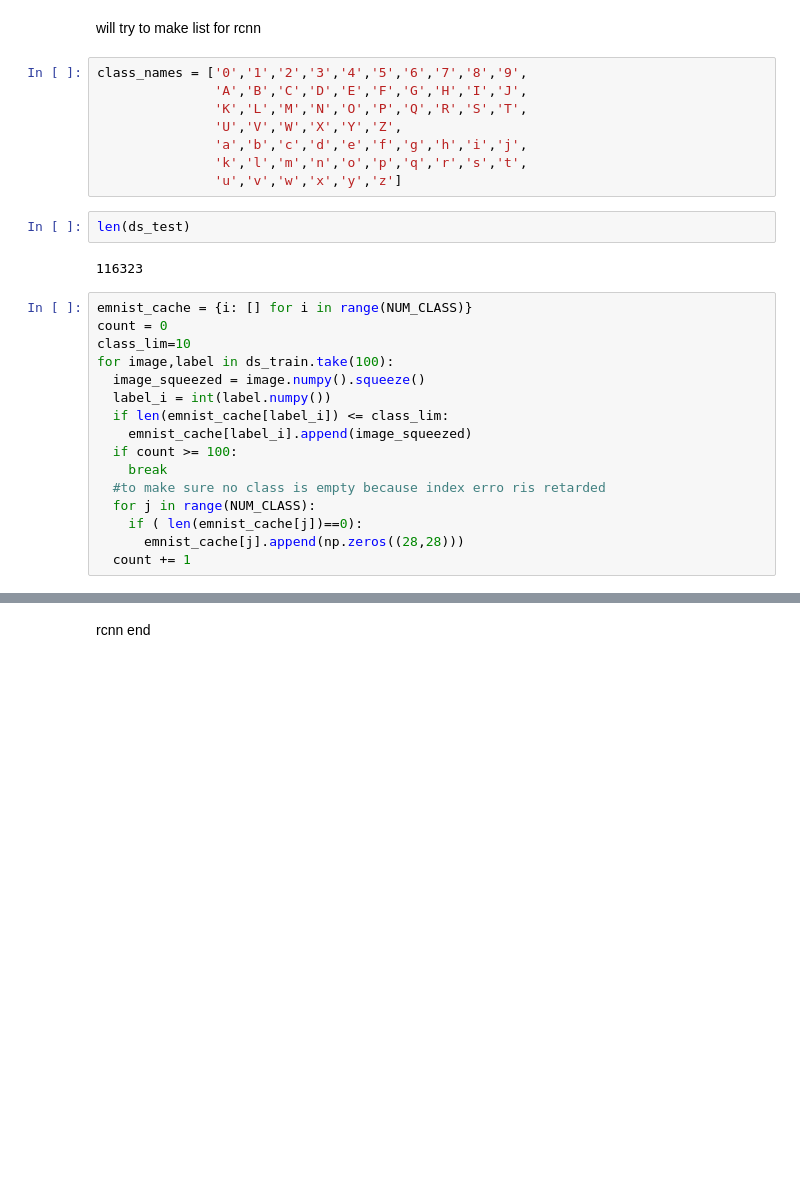
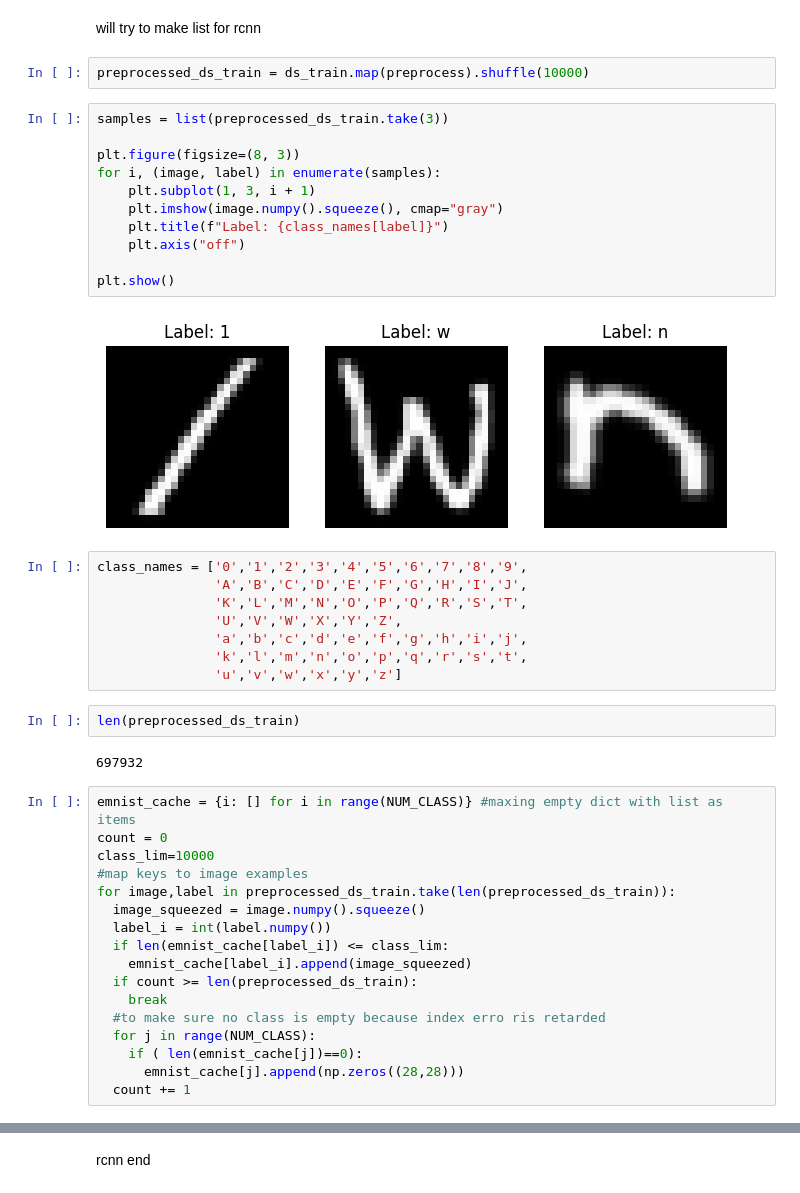
Before and after one commit to Tash518/omr_project, a Jupyter notebook: ocrapp.ipynb, the cells around one changed output, grey strips where cells are left out. Cells and saved outputs as stored; diff of their text form; blank space fills up the shorter version.

```diff
--- a/ocrapp.ipynb
+++ b/ocrapp.ipynb
@@ -58,6 +68,21 @@ plt.show()
 [figure]
 # %% [markdown]
 will try to make list for rcnn
+# %%
+preprocessed_ds_train = ds_train.map(preprocess).shuffle(10000)
+# %%
+samples = list(preprocessed_ds_train.take(3))
+
+plt.figure(figsize=(8, 3))
+for i, (image, label) in enumerate(samples):
+    plt.subplot(1, 3, i + 1)
+    plt.imshow(image.numpy().squeeze(), cmap="gray")
+    plt.title(f"Label: {class_names[label]}")
+    plt.axis("off")
+
+plt.show()
+# %% [output]
+[figure, added]
 # %%
 class_names = ['0','1','2','3','4','5','6','7','8','9',
                'A','B','C','D','E','F','G','H','I','J',
@@ -67,19 +92,20 @@ class_names = ['0','1','2','3','4','5','6','7','8','9',
                'k','l','m','n','o','p','q','r','s','t',
                'u','v','w','x','y','z']
 # %%
-len(ds_test)
+len(preprocessed_ds_train)
 # %% [output]
-116323
+697932
 # %%
-emnist_cache = {i: [] for i in range(NUM_CLASS)}
+emnist_cache = {i: [] for i in range(NUM_CLASS)} #maxing empty dict with list as items
 count = 0
-class_lim=10
-for image,label in ds_train.take(100):
+class_lim=10000
+#map keys to image examples
+for image,label in preprocessed_ds_train.take(len(preprocessed_ds_train)):
   image_squeezed = image.numpy().squeeze()
   label_i = int(label.numpy())
   if len(emnist_cache[label_i]) <= class_lim:
     emnist_cache[label_i].append(image_squeezed)
-  if count >= 100:
+  if count >= len(preprocessed_ds_train):
     break
   #to make sure no class is empty because index erro ris retarded
   for j in range(NUM_CLASS):
```
Also changed, not shown: parts of 27 cells of this notebook.
